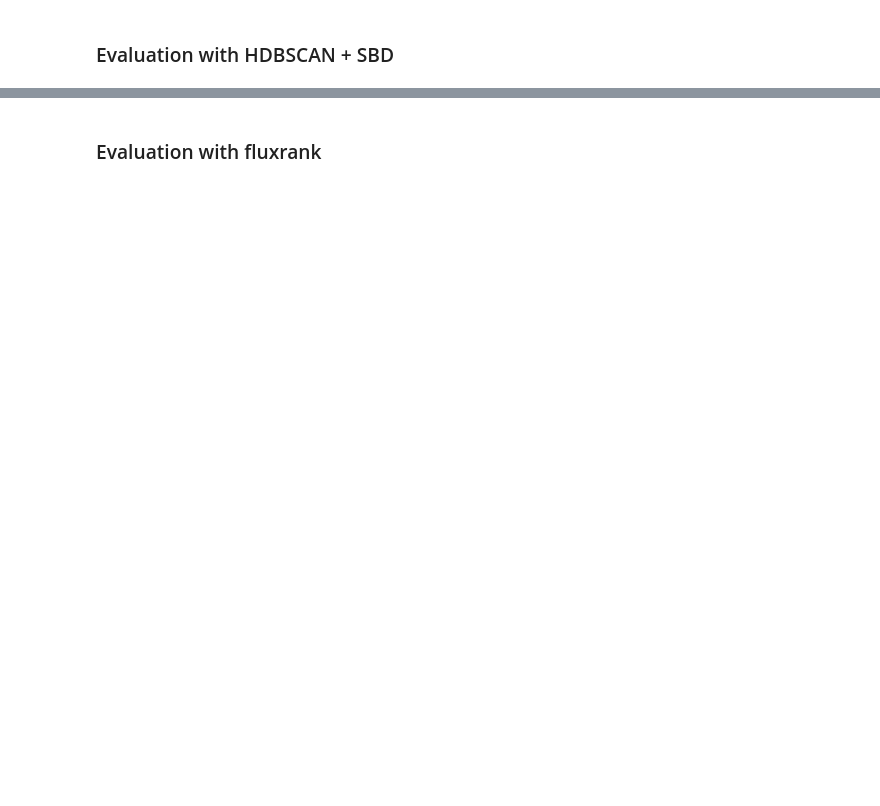
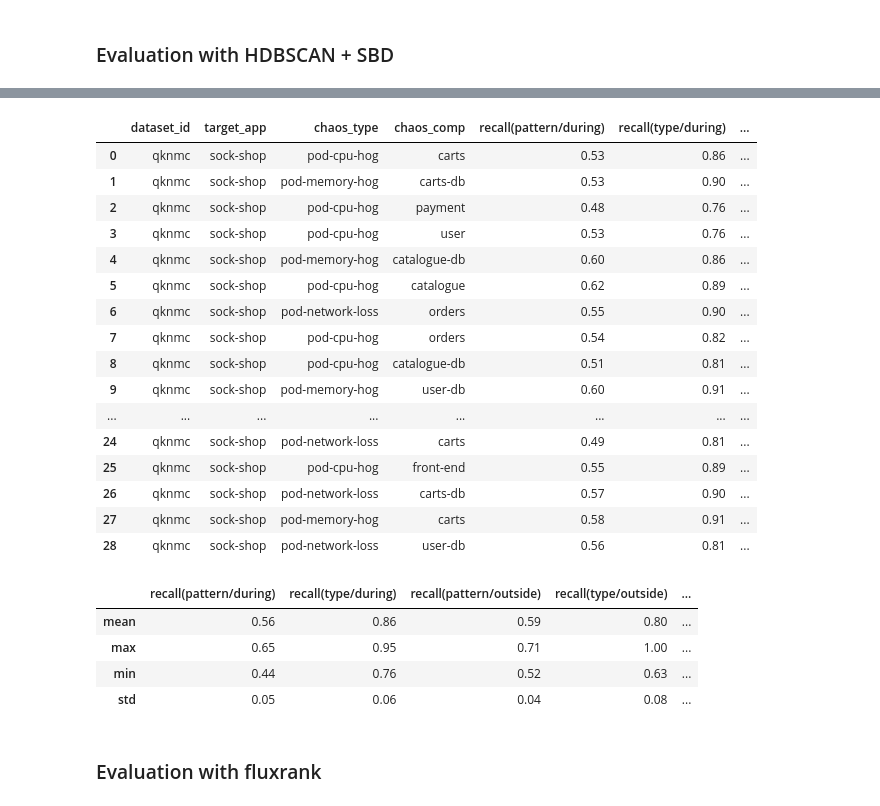
Before and after one commit to XuRepository/meltria-analyzer, a Jupyter notebook: notebooks/data-labeling-tsdr-accuracy-with-cnn.ipynb, the cells around one changed output, grey strips where cells are left out. Saved outputs shown, nothing was run; the diff lists cells and outputs as text; code cells hidden in the pictures; blank space fills up the shorter version.

```diff
--- a/notebooks/data-labeling-tsdr-accuracy-with-cnn.ipynb
+++ b/notebooks/data-labeling-tsdr-accuracy-with-cnn.ipynb
@@ -645,7 +645,7 @@ def eval_tsdr_type_on_predicted_label_as_ground_truth(
     predicted_df: pd.DataFrame,
 ) -> pd.DataFrame:
     index_columns = ["dataset_id", "target_app", "chaos_type", "chaos_comp", "metric"]
-    scores: list[tuple[str, str, str, str, float, float]] = []
+    scores: list[tuple[str, str, str, str, float, float, float, float, float, float, float, float]] = []
     for dataset in datasets:
         reduced_samples_df = transform_to_samples_df([dataset], dataset_idx=2).set_index(index_columns).drop(columns=["time_series"])
         anomalous_samples_df = transform_to_samples_df([dataset], dataset_idx=1).set_index(index_columns).drop(columns=["time_series"])
@@ -662,11 +662,29 @@ def eval_tsdr_type_on_predicted_label_as_ground_truth(
         merged_anomalous_df = anomalous_samples_df.merge(_predicted_df, how="inner", left_index=True, right_index=True)
         count_patterns_by_phase_df = merged_anomalous_df.groupby(["container", "anomaly_pattern", "anomaly_position"]).size().rename("phase1").to_frame().merge(merged_reduced_df.groupby(["container", "anomaly_pattern", "anomaly_position"]).size().rename("phase2"), how="left", left_index=True, right_index=True).fillna(0)
         count_types_by_phase_df = merged_anomalous_df.groupby(["container", "anomaly_type", "anomaly_position"]).size().rename("phase1").to_frame().merge(merged_reduced_df.groupby(["container", "anomaly_type", "anomaly_position"]).size().rename("phase2"), how="left", left_index=True, right_index=True).fillna(0)
+
         during_faults_patterns = count_patterns_by_phase_df.query("anomaly_position == 'anomaly_during_fault'")
         during_faults_types = count_types_by_phase_df.query("anomaly_position == 'anomaly_during_fault'")
+        outside_faults_patterns = count_patterns_by_phase_df.query("anomaly_position == 'anomaly_outside_fault'")
+        outside_faults_types = count_types_by_phase_df.query("anomaly_position == 'anomaly_outside_fault'")
+
         scores.append((
             DATASET_ID, record.target_app(), record.chaos_type(), record.chaos_comp(),
-            1 - during_faults_patterns.query("phase2 == 0").count()[0] / during_faults_patterns.count()[0],
-            1 - during_faults_types.query("phase2 == 0").count()[0] / during_faults_types.count()[0],
+            1 - during_faults_patterns.query("phase2 == 0").count()[0] / during_faults_patterns["phase1"].count(),
+            1 - during_faults_types.query("phase2 == 0").count()[0] / during_faults_types["phase1"].count(),
+            1 - outside_faults_patterns.query("phase2 == 0").count()[0] / outside_faults_patterns["phase1"].count(),
+            1 - outside_faults_types.query("phase2 == 0").count()[0] / outside_faults_types["phase1"].count(),
+            (1 - during_faults_patterns.query("phase2 > 1").count()[0] / during_faults_patterns["phase1"].count()),
+            (1 - during_faults_types.query("phase2 > 1").count()[0] / during_faults_types["phase1"].count()),
+            (1 - outside_faults_patterns.query("phase2 > 1").count()[0] / outside_faults_patterns["phase1"].count()),
+            (1 - outside_faults_types.query("phase2 > 1").count()[0] / outside_faults_types["phase1"].count()),
         ))
-    return pd.DataFrame(scores, columns=["dataset_id", "target_app", "chaos_type", "chaos_comp", "during_fault_recall(pattern)", "during_fault_recall(type)"])
+    return pd.DataFrame(scores, columns=["dataset_id", "target_app", "chaos_type", "chaos_comp", "recall(pattern/during)", "recall(type/during)", "recall(pattern/outside)", "recall(type/outside)", "precision(pattern/during)", "precision(type/during)", "precision(pattern/outside)", "precision(type/outside)"])
+# %%
+def eval_and_display_scores_on_phase2(datasets: list[tuple[DatasetRecord, pd.DataFrame, pd.DataFrame, pd.DataFrame]], model) -> pd.DataFrame:
+    predicted_df = predict_anomaly_categories(datasets, model)
+    scores_df = eval_tsdr_type_on_predicted_label_as_ground_truth(datasets, predicted_df)
+    with pd.option_context("display.precision", 2, "display.max_rows", None, "display.max_columns", None):
+        display(scores_df)
+        display(scores_df.agg(["mean", "max", "min", "std"]).drop(columns=["dataset_id", "target_app", "chaos_type", "chaos_comp"]))
+    return scores_df
@@ -706,3 +695,28 @@ with pd.option_context("display.precision", 2):
+# %%
+scores_hdbscan_sbd_df = eval_and_display_scores_on_phase2(well_injected_fault_datasets, model_with_da)
+# %% [output]
+|  | dataset_id | target_app | chaos_type | chaos_comp | recall(pattern/during) | recall(type/during) | ... |
+| 0 | qknmc | sock-shop | pod-cpu-hog | carts | 0.53 | 0.86 | ... |
+| 1 | qknmc | sock-shop | pod-memory-hog | carts-db | 0.53 | 0.90 | ... |
+| 2 | qknmc | sock-shop | pod-cpu-hog | payment | 0.48 | 0.76 | ... |
+| 3 | qknmc | sock-shop | pod-cpu-hog | user | 0.53 | 0.76 | ... |
+| 4 | qknmc | sock-shop | pod-memory-hog | catalogue-db | 0.60 | 0.86 | ... |
+| 5 | qknmc | sock-shop | pod-cpu-hog | catalogue | 0.62 | 0.89 | ... |
+| 6 | qknmc | sock-shop | pod-network-loss | orders | 0.55 | 0.90 | ... |
+| 7 | qknmc | sock-shop | pod-cpu-hog | orders | 0.54 | 0.82 | ... |
+| 8 | qknmc | sock-shop | pod-cpu-hog | catalogue-db | 0.51 | 0.81 | ... |
+| 9 | qknmc | sock-shop | pod-memory-hog | user-db | 0.60 | 0.91 | ... |
+| ... | ... | ... | ... | ... | ... | ... | ... |
+| 24 | qknmc | sock-shop | pod-network-loss | carts | 0.49 | 0.81 | ... |
+| 25 | qknmc | sock-shop | pod-cpu-hog | front-end | 0.55 | 0.89 | ... |
+| 26 | qknmc | sock-shop | pod-network-loss | carts-db | 0.57 | 0.90 | ... |
+| 27 | qknmc | sock-shop | pod-memory-hog | carts | 0.58 | 0.91 | ... |
+| 28 | qknmc | sock-shop | pod-network-loss | user-db | 0.56 | 0.81 | ... |
+|  | recall(pattern/during) | recall(type/during) | recall(pattern/outside) | recall(type/outside) | ... |
+| mean | 0.56 | 0.86 | 0.59 | 0.80 | ... |
+| max | 0.65 | 0.95 | 0.71 | 1.00 | ... |
+| min | 0.44 | 0.76 | 0.52 | 0.63 | ... |
+| std | 0.05 | 0.06 | 0.04 | 0.08 | ... |
 # %% [markdown]
 ### Evaluation with fluxrank
 # %%
```
Also changed, not shown: parts of 9 cells of this notebook.
